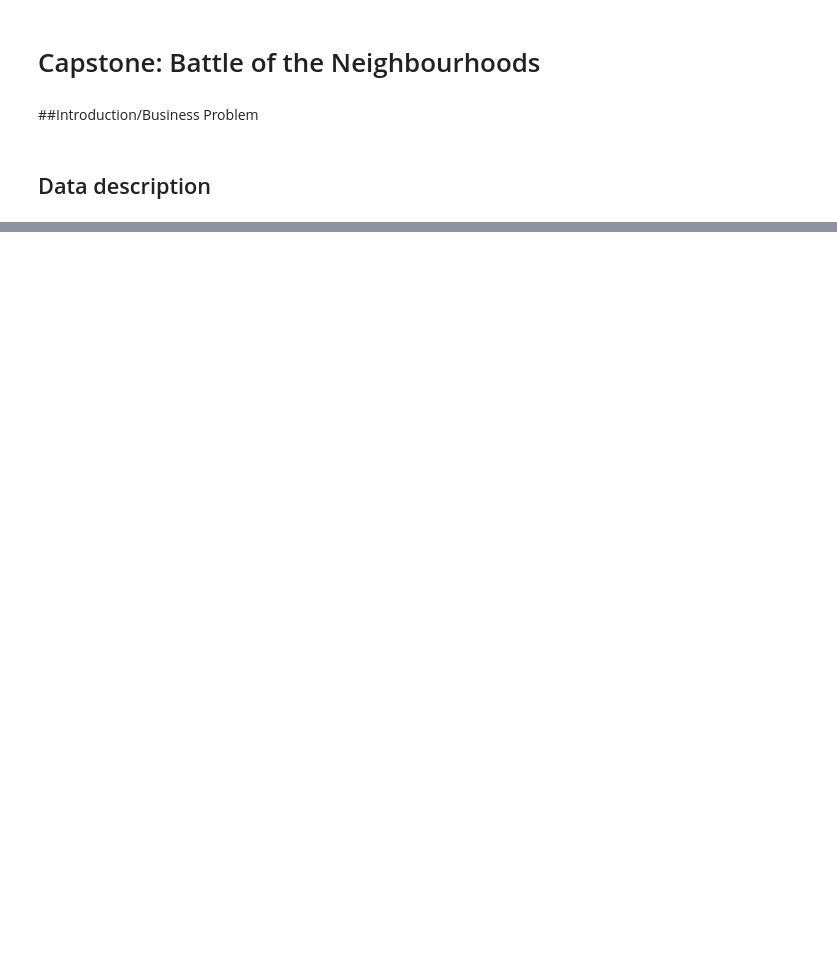
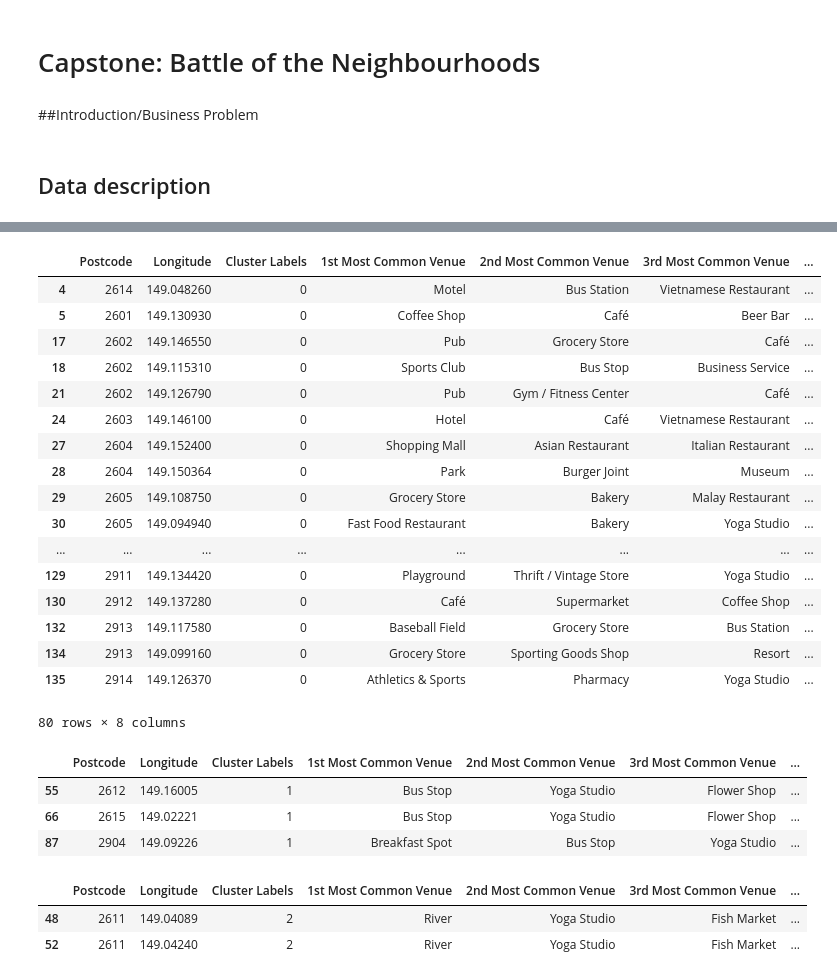
Before and after one commit to MaguireMaName/Coursera_Capstone, a Jupyter notebook: The_Battle_of_Neighborhoods.ipynb, the cells around one changed output, grey strips where cells are left out. Cells and saved outputs as stored; diff of their text form; code cells hidden in the pictures; blank space fills up the shorter version.

```diff
--- a/The_Battle_of_Neighborhoods.ipynb
+++ b/The_Battle_of_Neighborhoods.ipynb
@@ -40,0 +274,21 @@ test = pd.DataFrame({'Latitude': Lng_list,
+# %%
+num_top_venues = 5
+
+indicators = ['st', 'nd', 'rd']
+
+# create columns according to number of top venues
+columns = ['Neighborhood']
+for ind in np.arange(num_top_venues):
+    try:
+        columns.append('{}{} Most Common Venue'.format(ind+1, indicators[ind]))
+    except:
+        columns.append('{}th Most Common Venue'.format(ind+1))
+
+# create a new dataframe
+neighborhoods_venues_sorted = pd.DataFrame(columns=columns)
+neighborhoods_venues_sorted['Neighborhood'] = cbr_grouped['Neighborhood']
+
+for ind in np.arange(cbr_grouped.shape[0]):
+    neighborhoods_venues_sorted.iloc[ind, 1:] = return_most_common_venues(cbr_grouped.iloc[ind, :], num_top_venues)
+
+neighborhoods_venues_sorted.head()
@@ -40,0 +302,13 @@ test = pd.DataFrame({'Latitude': Lng_list,
+# %%
+# cluster neighbourhoods
+
+# set number of clusters
+kclusters = 5
+
+cbr_grouped_clustering = cbr_grouped.drop('Neighborhood', 1)
+
+# run k-means clustering
+kmeans = KMeans(n_clusters=kclusters, random_state=0).fit(cbr_grouped_clustering)
+
+# check cluster labels generated for each row in the dataframe
+kmeans.labels_[0:5]
@@ -40,0 +317,3 @@ test = pd.DataFrame({'Latitude': Lng_list,
+# %%
+# add clustering labels
+neighborhoods_venues_sorted.insert(1, 'Cluster Labels', kmeans.labels_)
@@ -40,0 +329,5 @@ test = pd.DataFrame({'Latitude': Lng_list,
+# %%
+# merge dataset and check output
+
+cbr_merged = pd.merge(cbr, neighborhoods_venues_sorted, on='Neighborhood')
+cbr_merged.tail()
@@ -40,0 +367,37 @@ test = pd.DataFrame({'Latitude': Lng_list,
+# %%
+# cluster 0
+cbr_merged.loc[cbr_merged['Cluster Labels'] == 0, cbr_merged.columns[[1] + list(range(5, cbr_merged.shape[1]))]]
+# %% [output]
+|  | Postcode | Longitude | Cluster Labels | 1st Most Common Venue | 2nd Most Common Venue | 3rd Most Common Venue | ... |
+| 4 | 2614 | 149.048260 | 0 | Motel | Bus Station | Vietnamese Restaurant | ... |
+| 5 | 2601 | 149.130930 | 0 | Coffee Shop | Café | Beer Bar | ... |
+| 17 | 2602 | 149.146550 | 0 | Pub | Grocery Store | Café | ... |
+| 18 | 2602 | 149.115310 | 0 | Sports Club | Bus Stop | Business Service | ... |
+| 21 | 2602 | 149.126790 | 0 | Pub | Gym / Fitness Center | Café | ... |
+| 24 | 2603 | 149.146100 | 0 | Hotel | Café | Vietnamese Restaurant | ... |
+| 27 | 2604 | 149.152400 | 0 | Shopping Mall | Asian Restaurant | Italian Restaurant | ... |
+| 28 | 2604 | 149.150364 | 0 | Park | Burger Joint | Museum | ... |
+| 29 | 2605 | 149.108750 | 0 | Grocery Store | Bakery | Malay Restaurant | ... |
+| 30 | 2605 | 149.094940 | 0 | Fast Food Restaurant | Bakery | Yoga Studio | ... |
+| ... | ... | ... | ... | ... | ... | ... | ... |
+| 129 | 2911 | 149.134420 | 0 | Playground | Thrift / Vintage Store | Yoga Studio | ... |
+| 130 | 2912 | 149.137280 | 0 | Café | Supermarket | Coffee Shop | ... |
+| 132 | 2913 | 149.117580 | 0 | Baseball Field | Grocery Store | Bus Station | ... |
+| 134 | 2913 | 149.099160 | 0 | Grocery Store | Sporting Goods Shop | Resort | ... |
+| 135 | 2914 | 149.126370 | 0 | Athletics & Sports | Pharmacy | Yoga Studio | ... |
+80 rows × 8 columns
+# %%
+# cluster 1
+cbr_merged.loc[cbr_merged['Cluster Labels'] == 1, cbr_merged.columns[[1] + list(range(5, cbr_merged.shape[1]))]]
+# %% [output]
+|  | Postcode | Longitude | Cluster Labels | 1st Most Common Venue | 2nd Most Common Venue | 3rd Most Common Venue | ... |
+| 55 | 2612 | 149.16005 | 1 | Bus Stop | Yoga Studio | Flower Shop | ... |
+| 66 | 2615 | 149.02221 | 1 | Bus Stop | Yoga Studio | Flower Shop | ... |
+| 87 | 2904 | 149.09226 | 1 | Breakfast Spot | Bus Stop | Yoga Studio | ... |
+# %%
+# cluster 2
+cbr_merged.loc[cbr_merged['Cluster Labels'] == 2, cbr_merged.columns[[1] + list(range(5, cbr_merged.shape[1]))]]
+# %% [output]
+|  | Postcode | Longitude | Cluster Labels | 1st Most Common Venue | 2nd Most Common Venue | 3rd Most Common Venue | ... |
+| 48 | 2611 | 149.04089 | 2 | River | Yoga Studio | Fish Market | ... |
+| 52 | 2611 | 149.04240 | 2 | River | Yoga Studio | Fish Market | ... |
```
Also changed, not shown: parts of 24 cells of this notebook.
